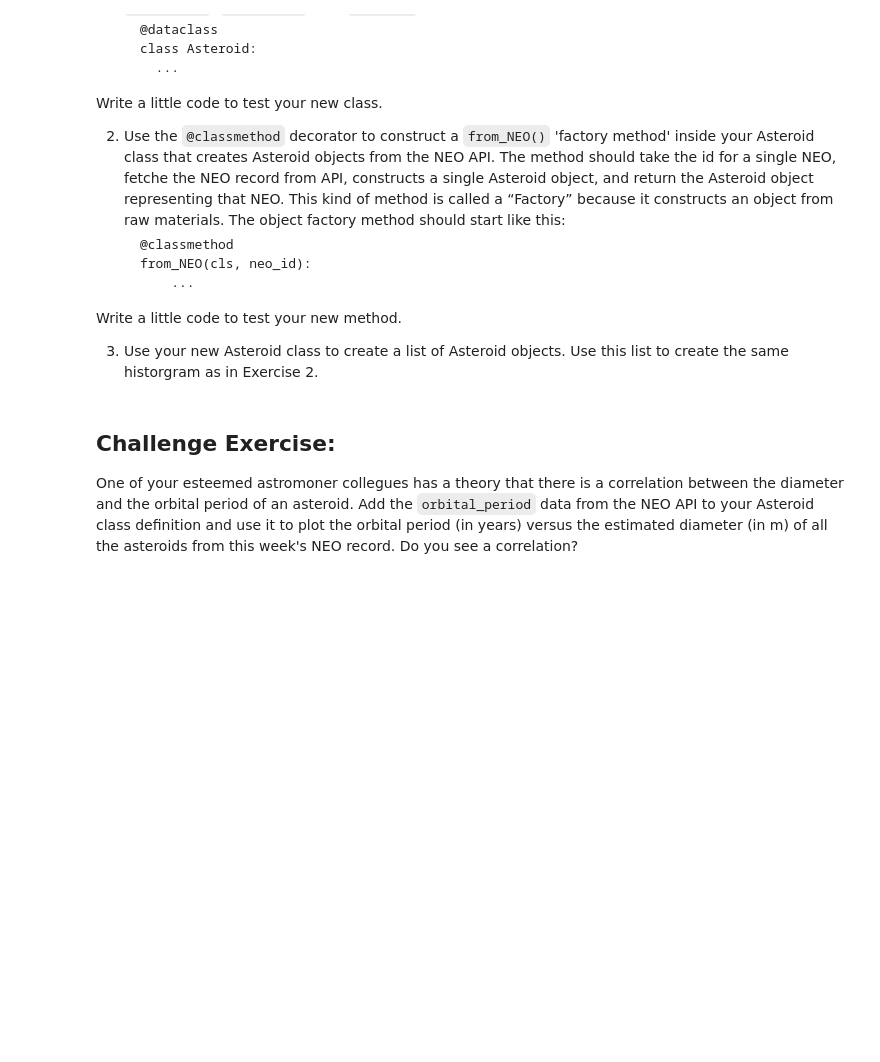
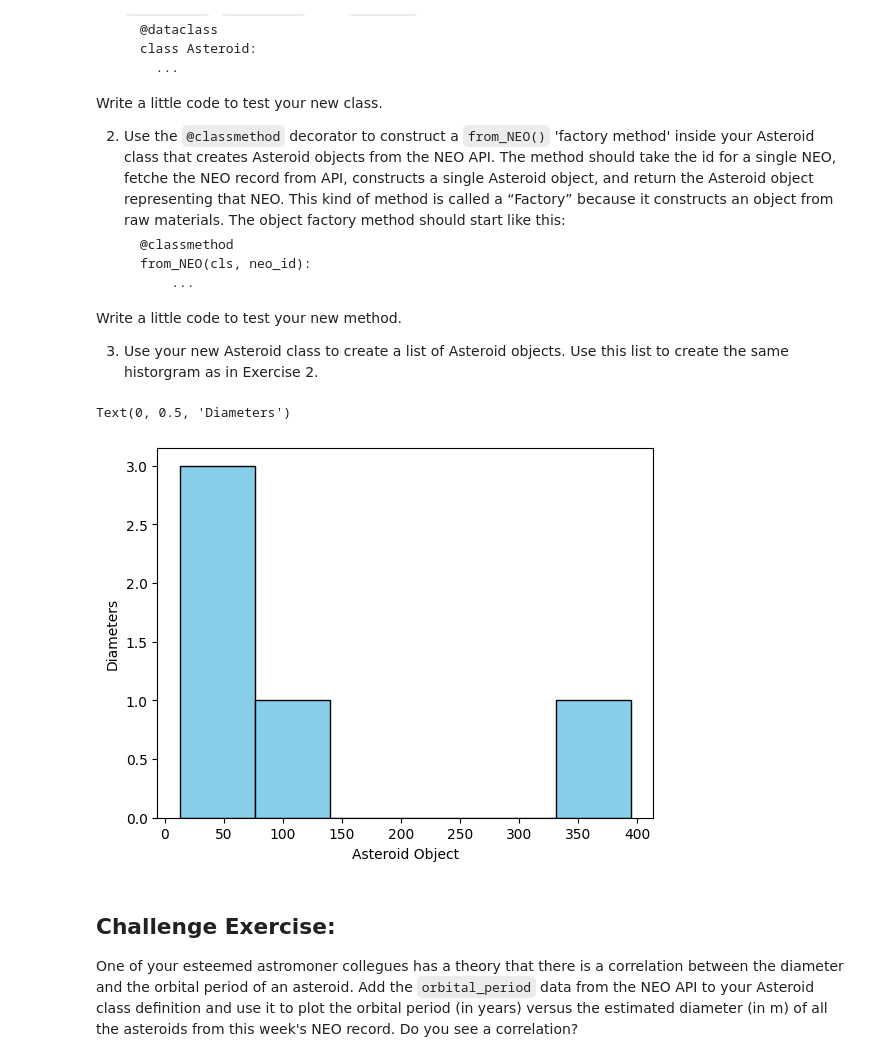
Before and after one commit to arsh20004/comp215, a Jupyter notebook: labs/lab03-classes.ipynb, the cells around one changed output. Cells and saved outputs as stored; diff of their text form; code cells hidden in the pictures; blank space fills up the shorter version.

```diff
--- a/labs/lab03-classes.ipynb
+++ b/labs/lab03-classes.ipynb
@@ -182,3 +180,45 @@ Write a little code to test your new method.
+# %%
+@dataclass
+class Asteroid:
+      id: str
+      name: str
+      estimated_diameter: float
+      is_potentially_hazardous: bool
+
+
+      @classmethod
+      def From_Neo(cls,neo_id):
+
+        Url1= f"https://api.nasa.gov/neo/rest/v1/neo/{neo_id}?api_key={API_KEY}"
+        response = requests.get(Url1)
+
+        data = response.json()
+        id = data['id']
+        name = data['name']
+        estimated_diameter = data['estimated_diameter']['meters']['estimated_diameter_max']
+        is_potentially_hazardous = data['is_potentially_hazardous_asteroid']
+
+        return cls(id, name, estimated_diameter, is_potentially_hazardous)
+
+
+
+neo_ids = ['54290698', '3605885', '54290700', '54290701', '3757410']
+asteroids = [asteroid.From_Neo(neo_id) for neo_id in neo_ids ]
+
+# print(asteroids)
+NeosD2s=[asteroid.estimated_diameter for asteroid in asteroids]
+# print(NeosD2s)
+
+plt.hist(NeosD2s, bins=6, color='skyblue', edgecolor='black')
+plt.xlabel('Asteroid Object')
+plt.ylabel('Diameters')
+
+
+
+# print(NeosD2s)
+# %% [output]
+Text(0, 0.5, 'Diameters')
+[figure, added]
 # %% [markdown]
 ## Challenge Exercise:
 
```
Also changed, not shown: parts of 1 cell of this notebook.
